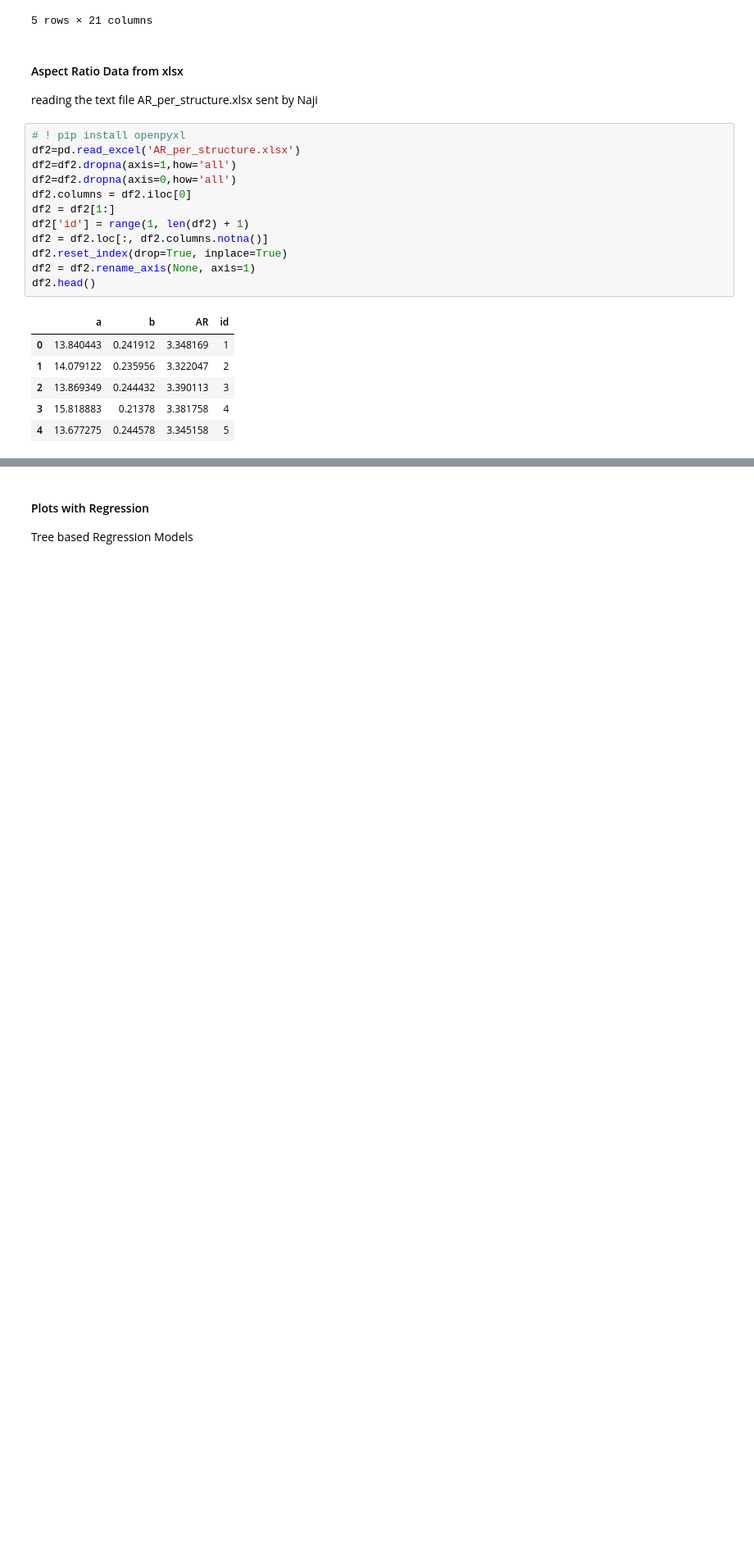
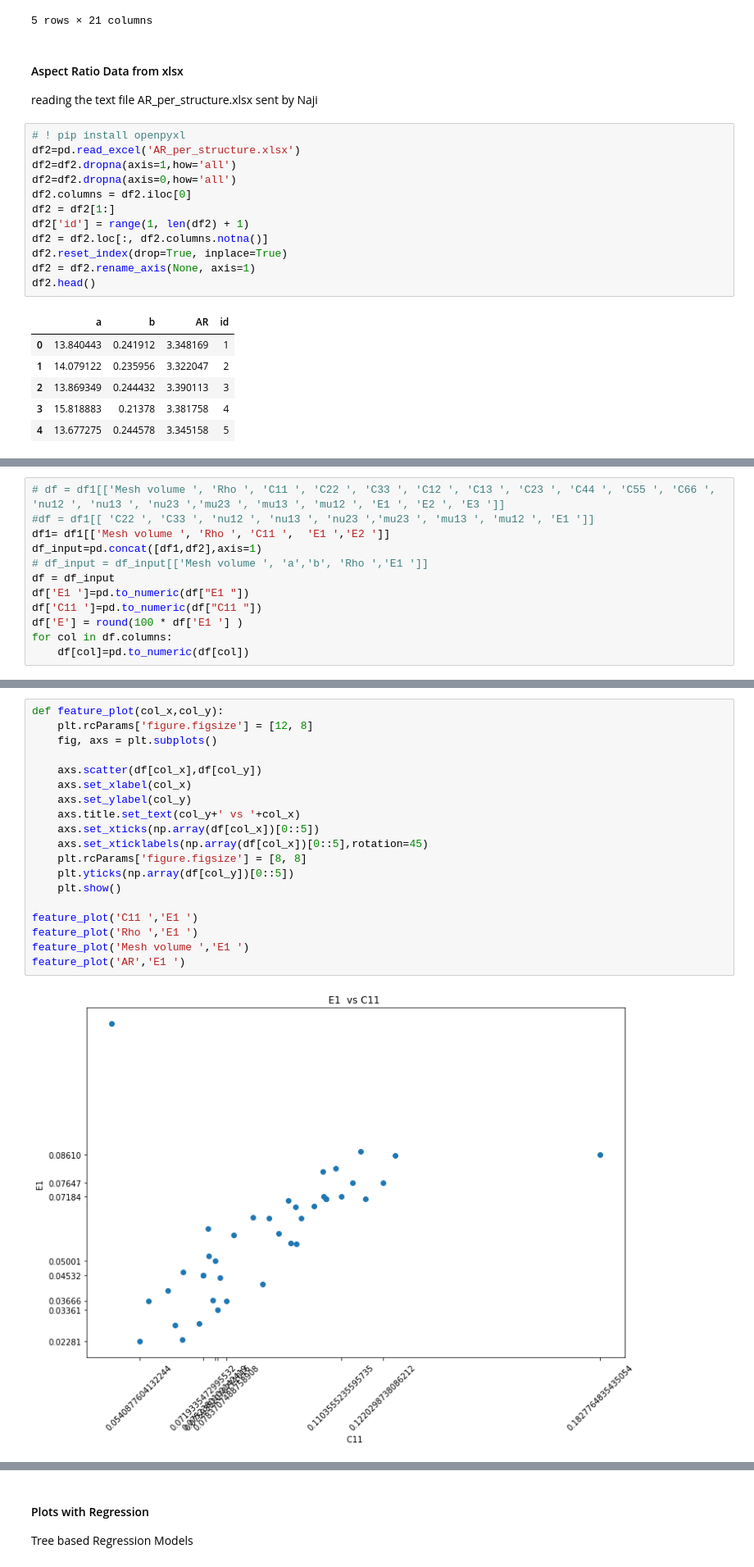
Before and after one commit to Computational-Materials-Science-UK/data_science, a Jupyter notebook: feature_importance.ipynb, the cells around one changed output, grey strips where cells are left out. Shown at 82% size. Saved outputs shown, nothing was run; the diff lists cells and outputs as text; blank space fills up the shorter version.

```diff
--- a/feature_importance.ipynb
+++ b/feature_importance.ipynb
@@ -222,0 +116,12 @@ LogisticRegression()
+# %%
+# df = df1[['Mesh volume ', 'Rho ', 'C11 ', 'C22 ', 'C33 ', 'C12 ', 'C13 ', 'C23 ', 'C44 ', 'C55 ', 'C66 ', 'nu12 ', 'nu13 ', 'nu23 ','mu23 ', 'mu13 ', 'mu12 ', 'E1 ', 'E2 ', 'E3 ']]
+#df = df1[[ 'C22 ', 'C33 ', 'nu12 ', 'nu13 ', 'nu23 ','mu23 ', 'mu13 ', 'mu12 ', 'E1 ']]
+df1= df1[['Mesh volume ', 'Rho ', 'C11 ',  'E1 ','E2 ']]
+df_input=pd.concat([df1,df2],axis=1)
+# df_input = df_input[['Mesh volume ', 'a','b', 'Rho ','E1 ']]
+df = df_input
+df['E1 ']=pd.to_numeric(df["E1 "])
+df['C11 ']=pd.to_numeric(df["C11 "])
+df['E'] = round(100 * df['E1 '] )
+for col in df.columns:
+    df[col]=pd.to_numeric(df[col])
@@ -222,0 +130,21 @@ LogisticRegression()
+# %%
+def feature_plot(col_x,col_y):
+    plt.rcParams['figure.figsize'] = [12, 8]
+    fig, axs = plt.subplots()
+
+    axs.scatter(df[col_x],df[col_y])
+    axs.set_xlabel(col_x)
+    axs.set_ylabel(col_y)
+    axs.title.set_text(col_y+' vs '+col_x)
+    axs.set_xticks(np.array(df[col_x])[0::5])
+    axs.set_xticklabels(np.array(df[col_x])[0::5],rotation=45)
+    plt.rcParams['figure.figsize'] = [8, 8]
+    plt.yticks(np.array(df[col_y])[0::5])
+    plt.show()
+
+feature_plot('C11 ','E1 ')
+feature_plot('Rho ','E1 ')
+feature_plot('Mesh volume ','E1 ')
+feature_plot('AR','E1 ')
+# %% [output]
+[figure, added]
```
Also changed, not shown: parts of 61 cells of this notebook.
